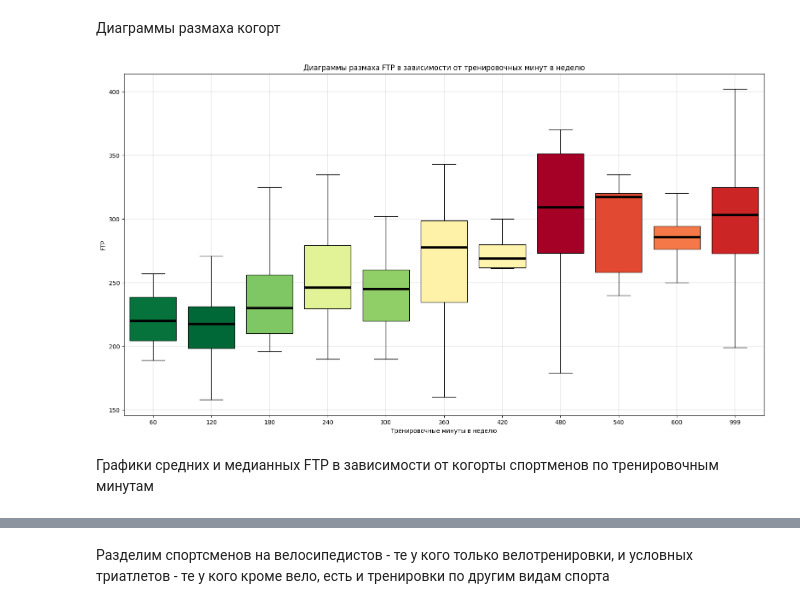
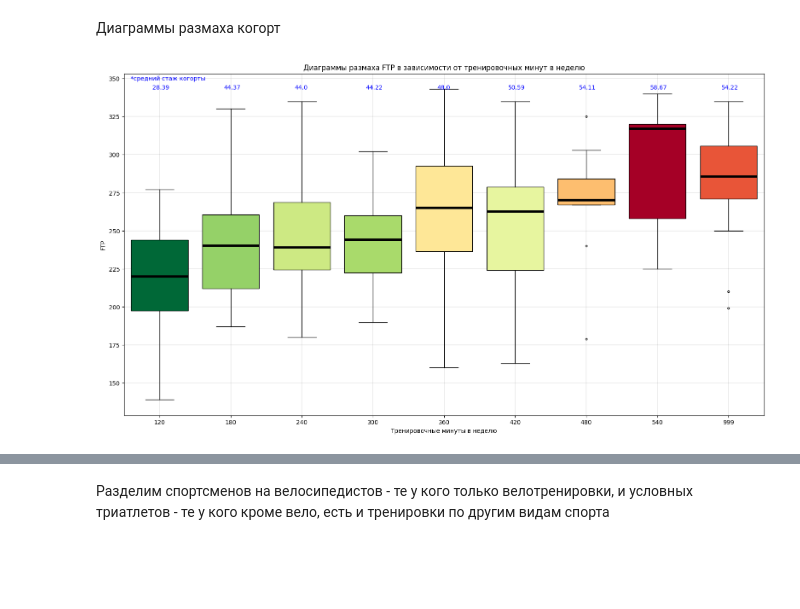
Before and after one commit to delffine/Pet-projects, a Jupyter notebook: bike_train_duration/veloopros.ipynb, the cells around one changed output, grey strips where cells are left out. Saved outputs shown, nothing was run; the diff lists cells and outputs as text; code cells hidden in the pictures; blank space fills up the shorter version.

```diff
--- a/bike_train_duration/veloopros.ipynb
+++ b/bike_train_duration/veloopros.ipynb
@@ -535,0 +617,26 @@ plt.show()
+# %%
+f, ax = plt.subplots(1, 2, figsize=(18,5))
+
+c = gradient_by_value(ftp_stag_describe['mean'])
+i = 0
+for fb in ftpbox:
+    ax[0].boxplot(ftpbox[fb]['bike_minute'], positions=[i], labels = [fb], widths = 0.8 , sym = '.',\
+               patch_artist=True, boxprops=dict(facecolor=c[i]), medianprops=dict(color='black', linewidth=4))
+    i +=1
+ax[0].set_title('Веломинуты / FTP')
+ax[0].set_xlabel('FTP')
+ax[0].set_ylabel('Веломинуты')
+
+
+c = gradient_by_value(ftp_stag_describe['mean'])
+i = 0
+for fb in ftpbox:
+    ax[1].boxplot(ftpbox[fb]['stag_r'], positions=[i], labels = [fb], widths = 0.8 , sym = '.',\
+               patch_artist=True, boxprops=dict(facecolor=c[i]), medianprops=dict(color='black', linewidth=4))
+    i +=1
+ax[1].set_title('Стаж / FTP')
+ax[1].set_xlabel('FTP')
+ax[1].set_ylabel('Стаж (месяцы)')
+
+plt.suptitle('Диаграмы размаха веломинут и стажа в когортах по FTP')
+plt.show()
@@ -538,15 +651,18 @@ plt.show()
 # %%
 bikeminut_describe = pd.DataFrame(columns = ('count', 'mean', 'std', 'min', '25%', '50%', '75%', 'max'))
+bikeminut_stag_describe = pd.DataFrame(columns = ('count', 'mean', 'std', 'min', '25%', '50%', '75%', 'max'))
 
 qstr_last = ''
 bikeminutbox = dict()
-for i in range(60, 610, 60):
+for i in range(120, 600, 60):
     qstr = qstr_last + 'bike_minute <= ' + str(i)
     #print(qstr)
-    bikeminutbox[i] = data.query(qstr)['ftp_c']
+    bikeminutbox[i] = data.query(qstr)[['ftp_c', 'stag_r']]
     qstr_last =  str(i) + ' < '
-    bikeminut_describe.loc[i] = bikeminutbox[i].describe()
-bikeminutbox[999]= data.query('600 < bike_minute')['ftp_c']
-bikeminut_describe.loc[999] = bikeminutbox[999].describe()
+    bikeminut_describe.loc[i] = bikeminutbox[i]['ftp_c'].describe()
+    bikeminut_stag_describe.loc[i] = bikeminutbox[i]['stag_r'].describe()
+bikeminutbox[999]= data.query('540 < bike_minute')[['ftp_c', 'stag_r']]
+bikeminut_describe.loc[999] = bikeminutbox[999]['ftp_c'].describe()
+bikeminut_stag_describe.loc[999] = bikeminutbox[999]['stag_r'].describe()
 # %% [markdown]
 `Таблица статиcтичеcких характеристик когорт. Индекс - верхняя граница когорты`
@@ -570,19 +684,20 @@ bikeminut_describe
 # %%
 c = gradient_by_value(bikeminut_describe['mean'])
 i = 0
 
 fig = plt.figure(figsize = (15, 8))
 ax = fig.add_axes([0, 0, 1, 1])
 for bk in bikeminutbox:
-    ax.boxplot(bikeminutbox[bk], positions=[i], labels = [bk], widths = 0.8 , sym = '',\
+    ax.boxplot(bikeminutbox[bk]['ftp_c'], positions=[i], labels = [bk], widths = 0.8 , sym = '.',\
                patch_artist=True, boxprops=dict(facecolor=c[i]), medianprops=dict(color='black', linewidth=4))
+    ax.text(i-0.1, bikeminut_describe['max'].max(), f"{round(bikeminut_stag_describe.loc[bk, 'mean'], 2)}", color= 'blue')
     i +=1
+
+plt.annotate('*средний стаж когорты', color = 'blue', xy=(0.01, 0.98), xycoords='axes fraction')
 plt.title('Диаграммы размаха FTP в зависимости от тренировочных минут в неделю')
 plt.xlabel('Тренировочные минуты в неделю')
 plt.ylabel('FTP')
 plt.grid(color='black', linestyle='-', linewidth=0.1)
 plt.show()
 # %% [output]
-[figure, old version]
+[figure, new version]
-# %% [markdown]
-Графики средних и медианных FTP в зависимости от когорты спортменов по тренировочным минутам
```
Also changed, not shown: parts of 138 cells of this notebook.
